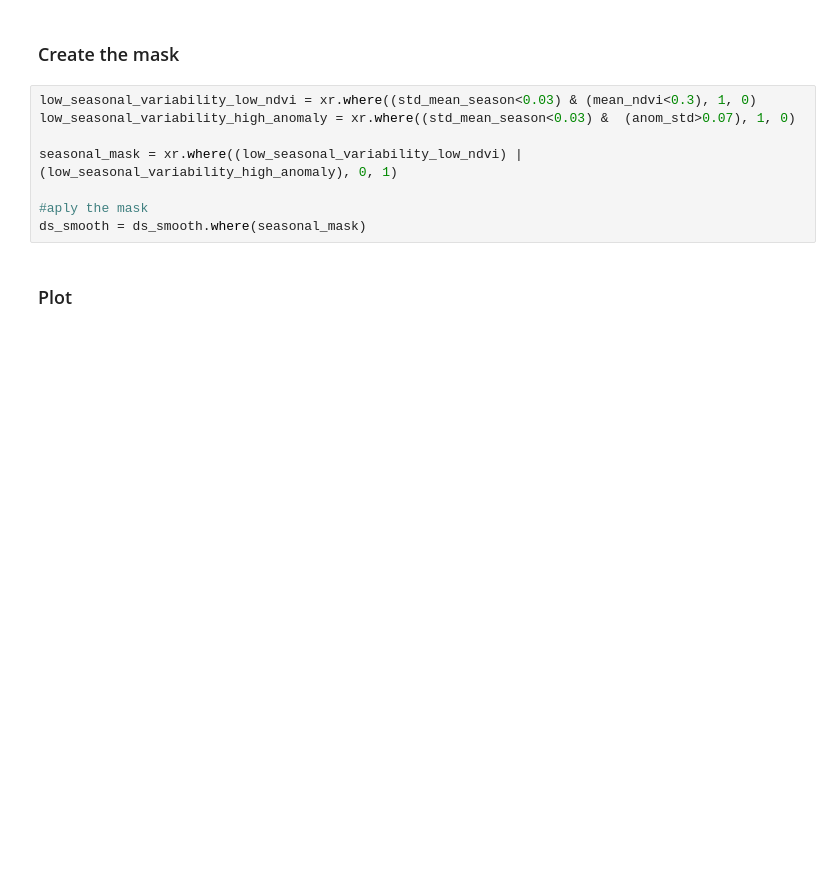
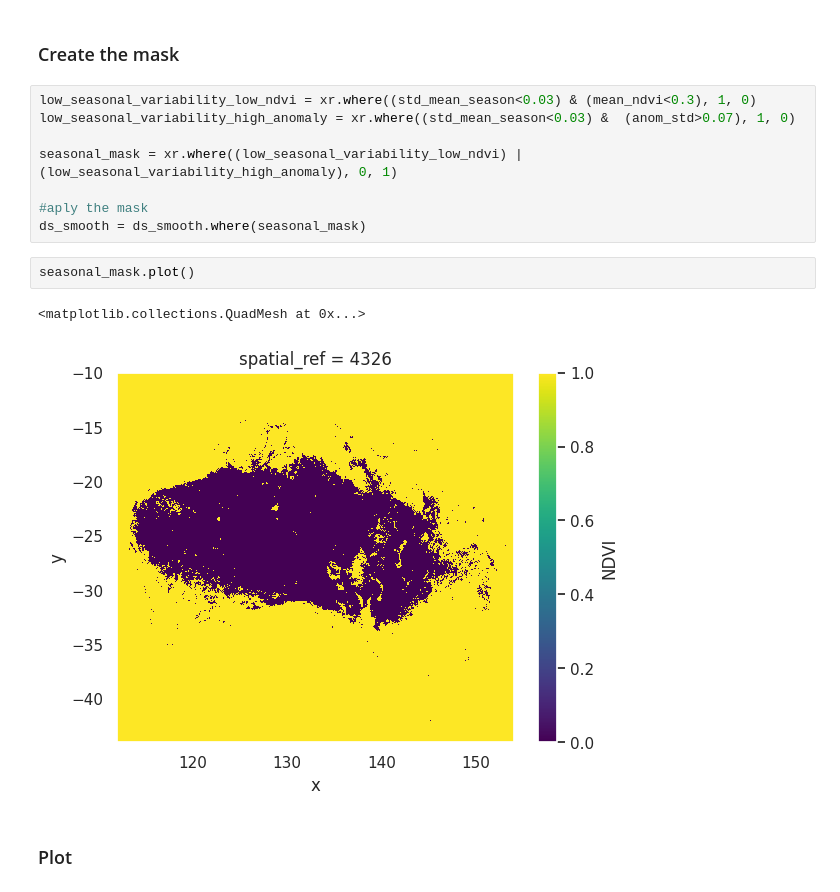
Before and after one commit to cbur24/climate-carbon-interactions, a Jupyter notebook: notebooks/analysis/Seasonality.ipynb, the cells around one changed output. Drawn from its saved outputs; the diff is of its cells as text; blank space fills up the shorter version.

```diff
--- a/notebooks/analysis/Seasonality.ipynb
+++ b/notebooks/analysis/Seasonality.ipynb
@@ -122,6 +122,11 @@ seasonal_mask = xr.where((low_seasonal_variability_low_ndvi) | (low_seasonal_var
 
 #aply the mask
 ds_smooth = ds_smooth.where(seasonal_mask)
+# %%
+seasonal_mask.plot()
+# %% [output]
+<matplotlib.collections.QuadMesh at 0x...>
+[figure, added]
 # %% [markdown]
 ### Plot
 # %%
```
Also changed, not shown: parts of 10 cells of this notebook, 3 other files.
